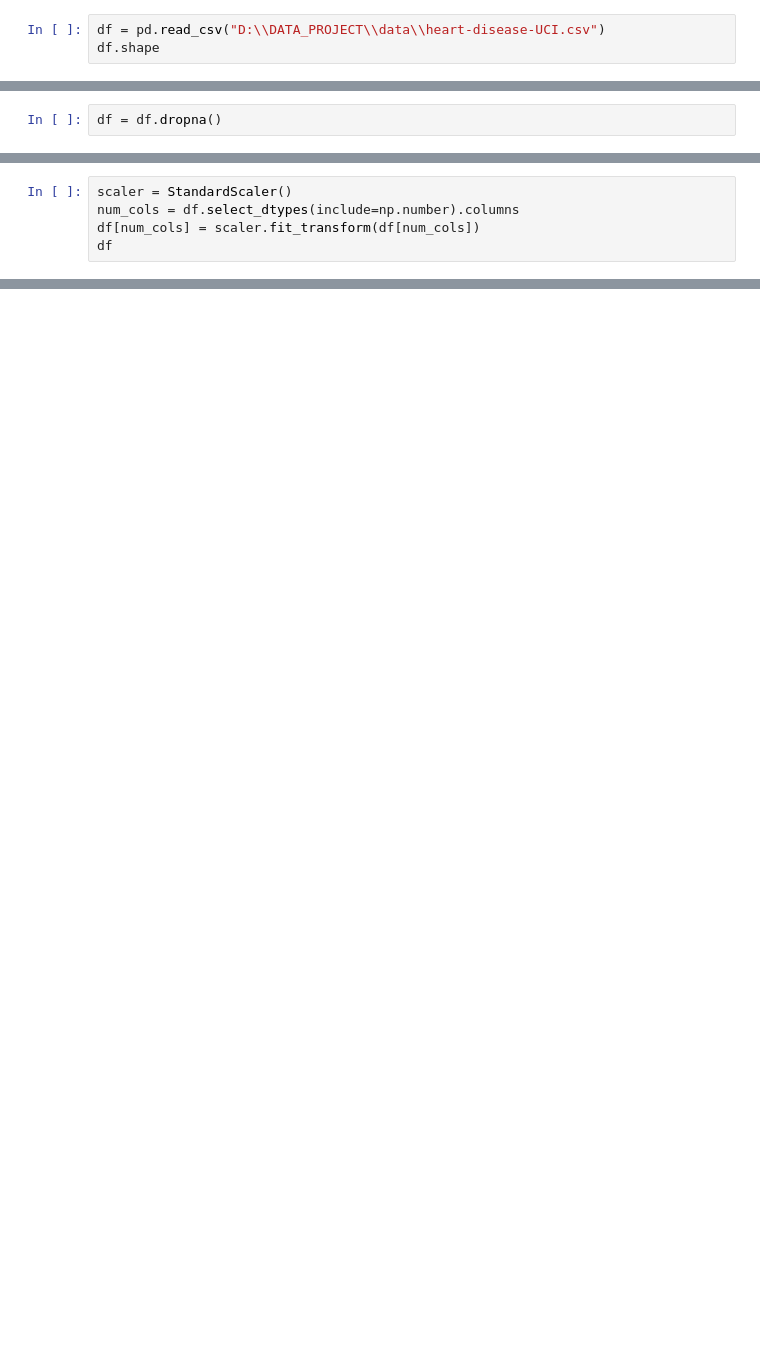
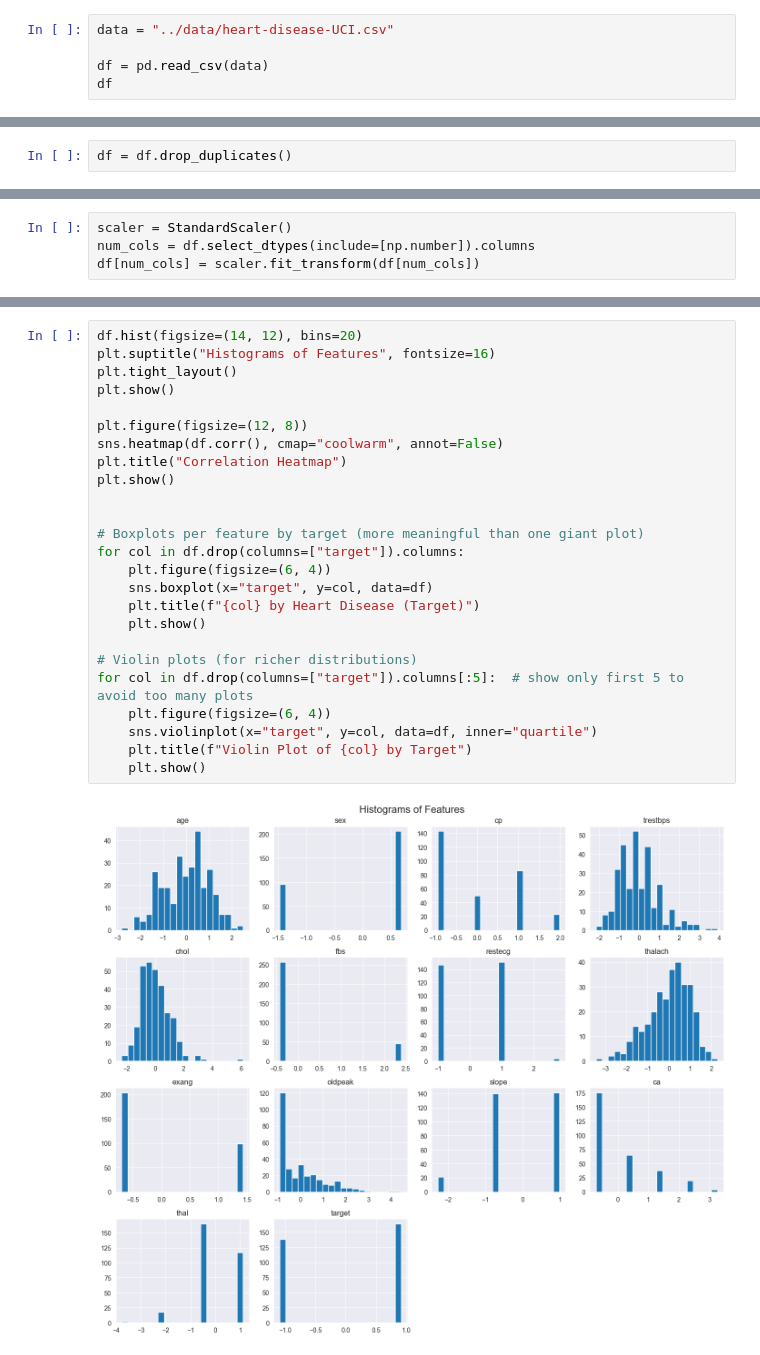
Before and after one commit to Void-sleepy/Heart_Disease, a Jupyter notebook: notebooks/01_data_preprocessing.ipynb, the cells around one changed output, grey strips where cells are left out. Drawn from its saved outputs; the diff is of its cells as text; blank space fills up the shorter version.

```diff
--- a/notebooks/01_data_preprocessing.ipynb
+++ b/notebooks/01_data_preprocessing.ipynb
@@ -4,5 +6,7 @@ import pandas as pd
 from sklearn.preprocessing import StandardScaler
 # %%
-df = pd.read_csv("D:\\DATA_PROJECT\\data\\heart-disease-UCI.csv")
-df.shape
+data = "../data/heart-disease-UCI.csv"
+
+df = pd.read_csv(data)
+df
 # %% [output]
@@ -10,3 +63,3 @@ df.shape
 # %%
-df = df.dropna()
+df = df.drop_duplicates()
 # %%
@@ -14,5 +89,4 @@ df = pd.get_dummies(df, drop_first=True)
 # %%
 scaler = StandardScaler()
-num_cols = df.select_dtypes(include=np.number).columns
+num_cols = df.select_dtypes(include=[np.number]).columns
 df[num_cols] = scaler.fit_transform(df[num_cols])
-df
@@ -34,0 +109,27 @@ df.to_csv("D:\\DATA_PROJECT\\data\\cleaned_heart.csv", index=False)
+# %%
+df.hist(figsize=(14, 12), bins=20)
+plt.suptitle("Histograms of Features", fontsize=16)
+plt.tight_layout()
+plt.show()
+
+plt.figure(figsize=(12, 8))
+sns.heatmap(df.corr(), cmap="coolwarm", annot=False)
+plt.title("Correlation Heatmap")
+plt.show()
+
+
+# Boxplots per feature by target (more meaningful than one giant plot)
+for col in df.drop(columns=["target"]).columns:
+    plt.figure(figsize=(6, 4))
+    sns.boxplot(x="target", y=col, data=df)
+    plt.title(f"{col} by Heart Disease (Target)")
+    plt.show()
+
+# Violin plots (for richer distributions)
+for col in df.drop(columns=["target"]).columns[:5]:  # show only first 5 to avoid too many plots
+    plt.figure(figsize=(6, 4))
+    sns.violinplot(x="target", y=col, data=df, inner="quartile")
+    plt.title(f"Violin Plot of {col} by Target")
+    plt.show()
+# %% [output]
+[figure, added]
```
Also changed, not shown: parts of 11 cells of this notebook, 7 other files.
